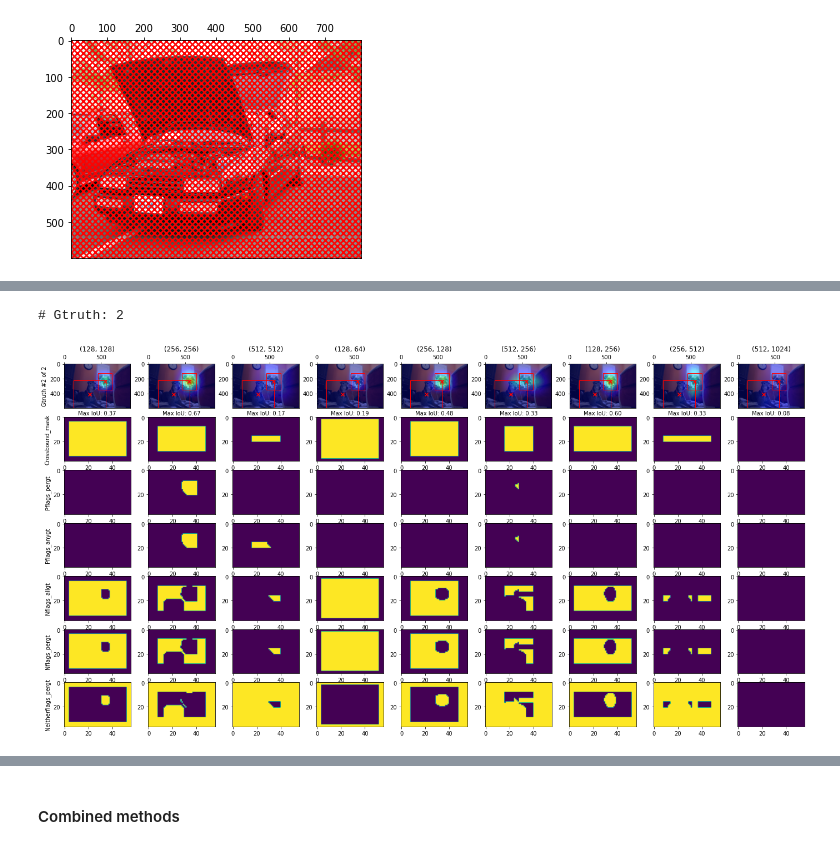
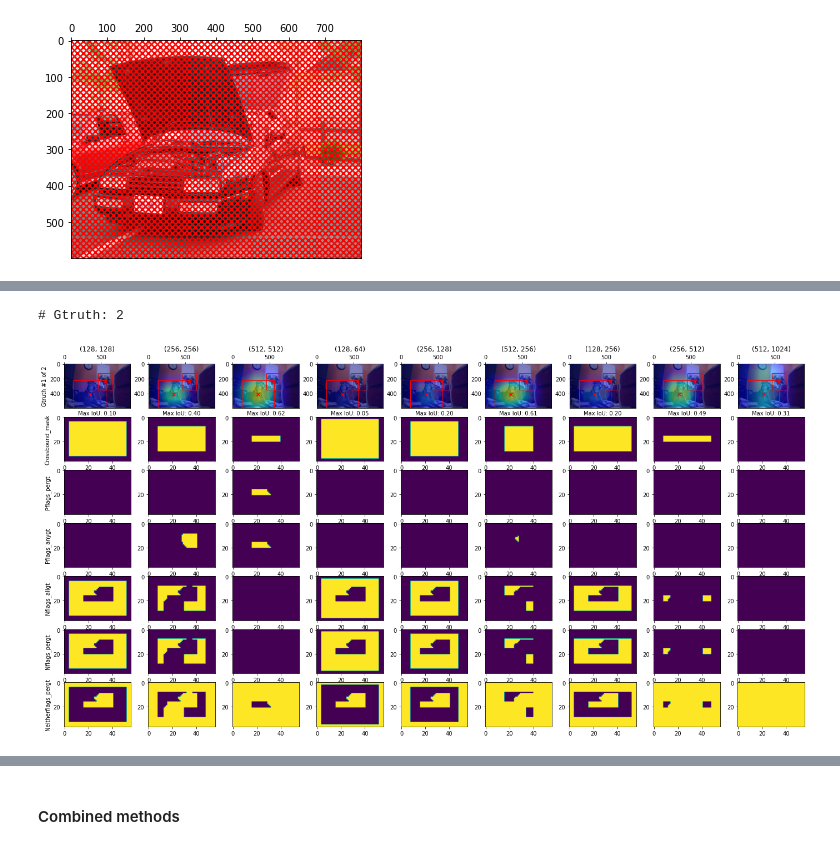
Before and after one commit to stanfidb/models, a Jupyter notebook: FasterRCNN.ipynb, the cells around one changed output, grey strips where cells are left out. Drawn from its saved outputs; the diff is of its cells as text; code cells hidden in the pictures.

```diff
--- a/FasterRCNN.ipynb
+++ b/FasterRCNN.ipynb
@@ -242,6 +242,18 @@ test_ds, train_ds, valid_ds, _ = get_original_data_with_info()
 test_ds = test_ds.map(preprocess_data)
 train_ds = train_ds.map(preprocess_data, num_parallel_calls=tf.data.AUTOTUNE).cache()
 valid_ds = valid_ds.map(preprocess_data, num_parallel_calls=tf.data.AUTOTUNE).cache()
+# %%
+def get_sample(idx, dstype='train'):
+    if dstype=='train':
+        ds = train_ds
+    if dstype=='test':
+        ds = test_ds
+    if dstype=='valid':
+        ds = valid_ds
+
+    ds = ds.skip(idx)
+    sample = next(iter(ds.take(1)))
+    return sample
 # %%
 def plot_rcnn_bboxes(image, bboxes, labels, ax=None,
                      plot_image=True, plot_centers=False, plot_boxes=True, box_color='r',
@@ -617,8 +629,8 @@ def generate_voc_anchor_labels(anchor_voc_bboxes, gtruth_voc_bboxes, crossbound_
 
     # Below handles the two positive cases
     #   - Note: python bitwise operators work as logical operators w/ tf bools
-    #   - positiveflags(_pergt/_anygt) :: (feat_H, feat_W, k[, # of gtruth bboxes])
-    #   - negativeflags(_pergt/_allgt) :: (feat_H, feat_W, k[, # of gtruth bboxes])
+    #   - positiveflags(_anygt/_pergt) :: (feat_H, feat_W, k[, # of gtruth bboxes])
+    #   - negativeflags(_allgt/_pergt) :: (feat_H, feat_W, k[, # of gtruth bboxes])
 
     # "Anchor is positive if IoU > 0.7 OR none of the anchors in the set have IoU > 0.7 but have max IoU for the set"
     #   - corresponds to cond. for Positive (i)/(ii)
@@ -632,7 +644,7 @@ def generate_voc_anchor_labels(anchor_voc_bboxes, gtruth_voc_bboxes, crossbound_
     #   - corresponds to cond. for Negative (i)
     #   - APPLY crossbound masking
     #   - Note: a corrolary to the rules is that IFF ANY anchor in the set is negative, ALL will be negative
-    negativeflags_allgt = ~positiveflags_anygt & lesserp3_allgt
+    negativeflags_allgt = ~tf.reduce_any(positiveflags_anygt, axis=-1)[..., tf.newaxis] & lesserp3_allgt
     if crossbound_mask is not None:
         negativeflags_allgt = crossbound_mask & negativeflags_allgt
     negativeflags_pergt = tf.repeat(negativeflags_allgt[..., tf.newaxis], num_gt_bboxes, axis=3)
@@ -683,7 +695,7 @@ def anchor_flag_debugging(sample, gtruth_n):
     for j,(im,ylabel) in enumerate(zip(ims,ylabels)):
         axs[(j+1)*9].set_ylabel(ylabel)
         for i in range(9):
-            axs[i+(j+1)*9].imshow(im[..., i])
+            axs[i+(j+1)*9].imshow(im[..., i], vmin=0, vmax=1)
 # %%
 #print(f"Total anchors: {total_cnt}")
 #print(f"Inbounds anchors: {inbounds_cnt}")
@@ -696,5 +703,5 @@ anchor_flag_debugging(next(iter(test_ds.take(1))), 0)
-# %%
-anchor_flag_debugging(next(iter(test_ds.take(1))), 1)
-# %% [output]
-# Gtruth: 2
-[figure, removed]
+# %%
+anchor_flag_debugging(get_sample(0, 'test'), 0)
+# %% [output]
+# Gtruth: 2
+[figure, added]
```
Also changed, not shown: parts of 4 cells of this notebook.
